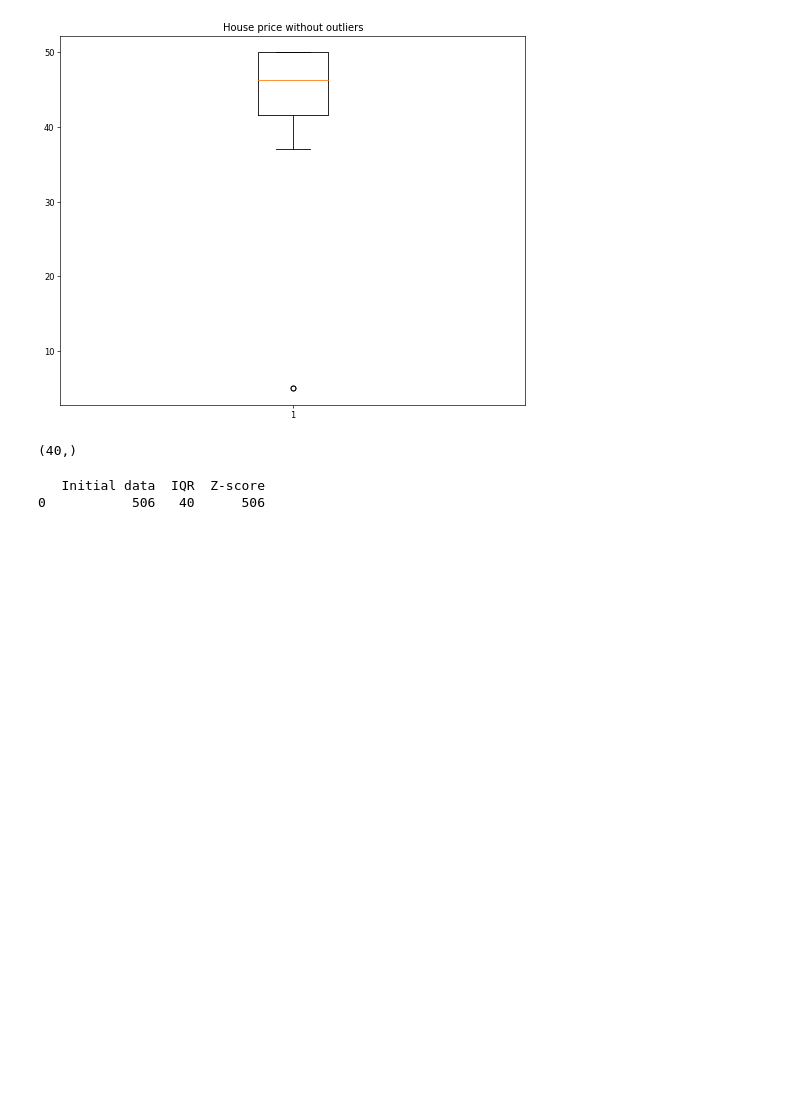
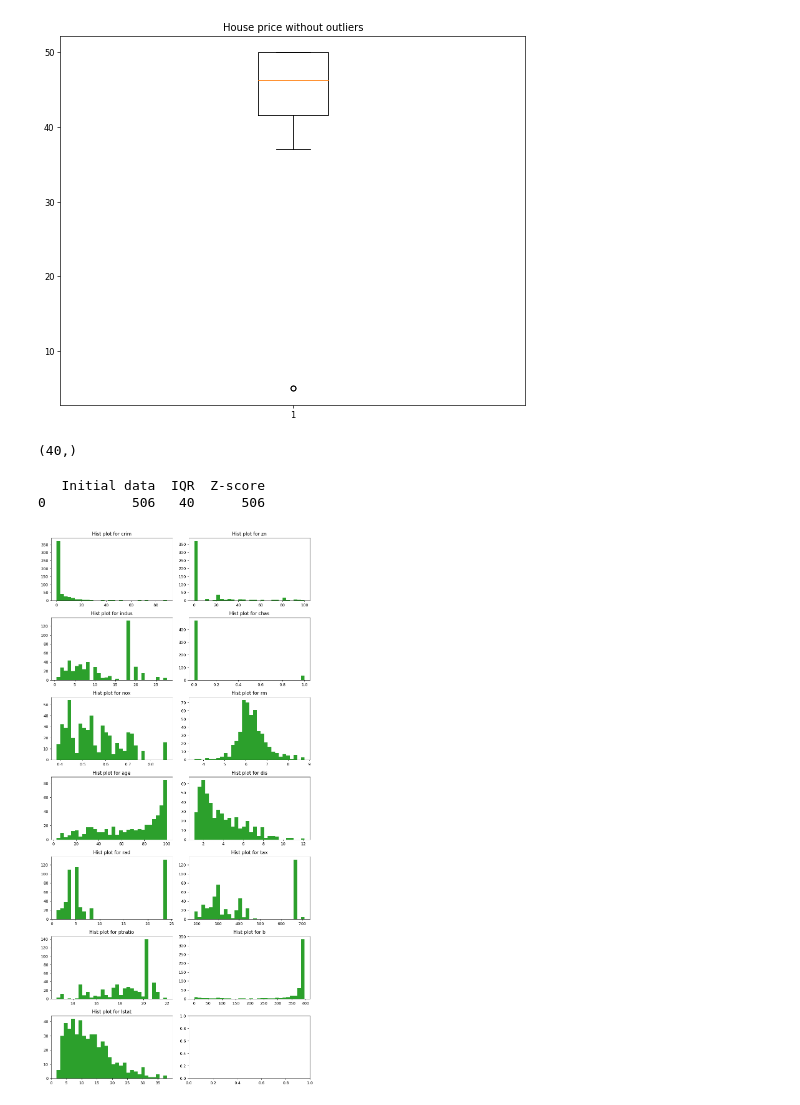
Before and after one commit to SergeyHSE/Gradient.github.io, a Jupyter notebook: GradientLR/GradientLR.ipynb, the cells around one changed output. Cells and saved outputs as stored; diff of their text form; code cells hidden in the pictures; blank space fills up the shorter version.

```diff
--- a/GradientLR/GradientLR.ipynb
+++ b/GradientLR/GradientLR.ipynb
@@ -125,3 +125,27 @@ print(outlier_result_table)
 # %% [output]
    Initial data  IQR  Z-score
 0           506   40      506
+# %%
+# Build hists for features
+
+feature_names = list(X.columns)
+num_rows = 7
+num_cols = 2
+num_plots = len(feature_names)
+
+fig, axes = plt.subplots(nrows=num_rows, ncols=num_cols, figsize=(10, 20), dpi=90)
+axes = axes.flatten()
+
+for i in range(num_plots):
+    if i < num_plots:
+        ax = axes[i]
+        feature_data = X[feature_names[i]]
+        ax.hist(x=feature_data, bins=30, color='tab:green')
+        ax.set_title(f'Hist plot for {feature_names[i]}')
+    else:
+        fig.delaxes(axes[i])
+
+plt.tight_layout()
+plt.show()
+# %% [output]
+[figure, added]
```
Also changed, not shown: parts of 1 cell of this notebook.
